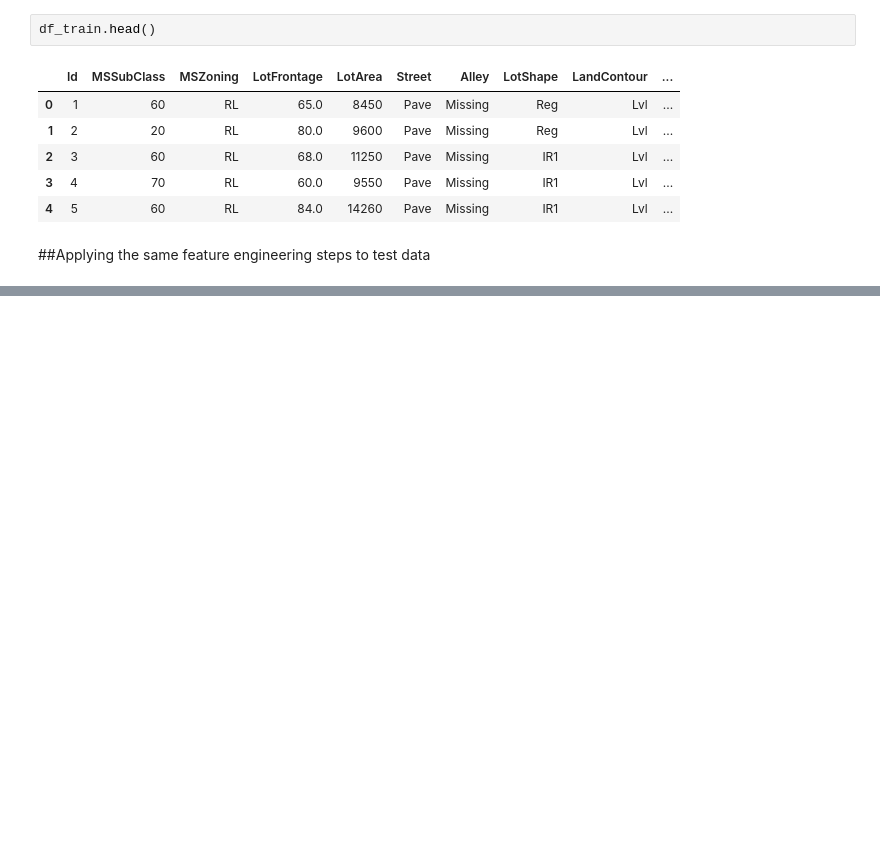
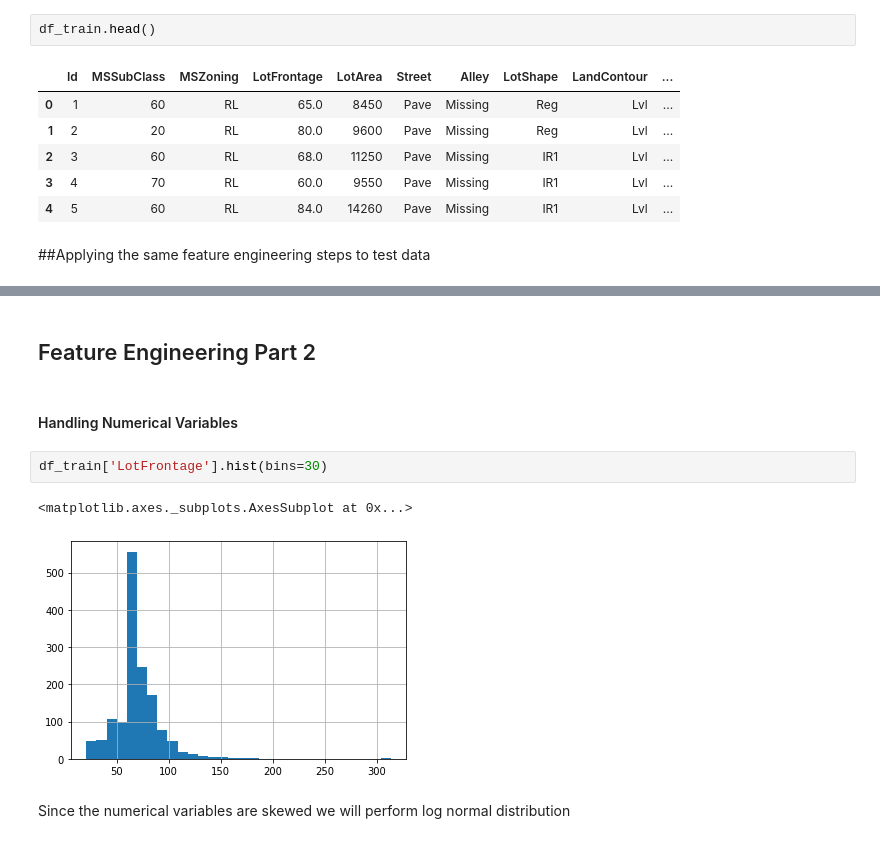
Before and after one commit to plaban1981/Pipelines, a Jupyter notebook: Advanced_Housing_Data_Feature_Engineering.ipynb, the cells around one changed output, grey strips where cells are left out. Cells and saved outputs as stored; diff of their text form; blank space fills up the shorter version.

```diff
--- a/Advanced_Housing_Data_Feature_Engineering.ipynb
+++ b/Advanced_Housing_Data_Feature_Engineering.ipynb
@@ -231,0 +366,11 @@ df_train.head()
+# %% [markdown]
+## Feature Engineering Part 2
+# %% [markdown]
+#### Handling Numerical Variables
+# %%
+df_train['LotFrontage'].hist(bins=30)
+# %% [output]
+<matplotlib.axes._subplots.AxesSubplot at 0x...>
+[figure, added]
+# %% [markdown]
+Since the numerical variables are skewed we will perform log normal distribution
```
Also changed, not shown: parts of 84 cells of this notebook.
